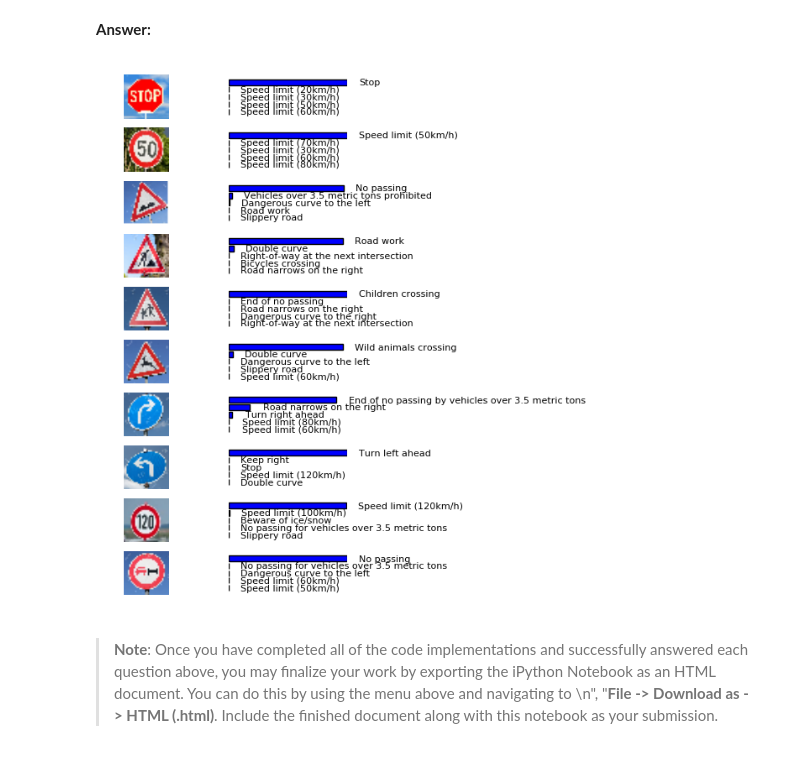
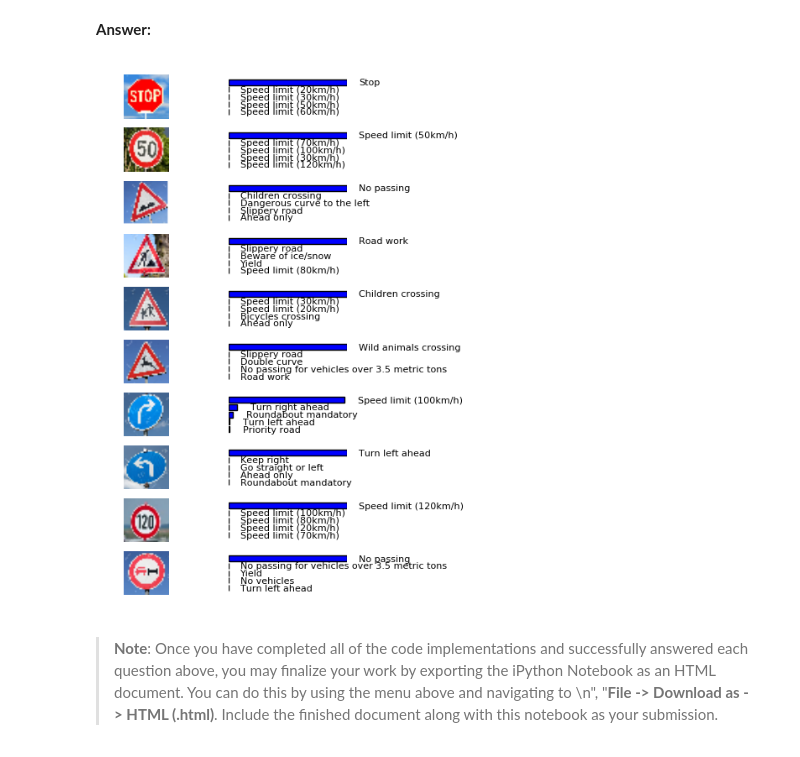
Before and after one commit to calicratis19/SDC, a Jupyter notebook: CarND-Traffic-Sign-Classifier-Project/Traffic_Sign_Classifier.ipynb, the cells around one changed output. Cells and saved outputs as stored; diff of their text form; code cells hidden in the pictures.

```diff
--- a/CarND-Traffic-Sign-Classifier-Project/Traffic_Sign_Classifier.ipynb
+++ b/CarND-Traffic-Sign-Classifier-Project/Traffic_Sign_Classifier.ipynb
@@ -520,7 +516,7 @@ def evaluate(X_data, y_data, dropout_prob):
     return total_accuracy / num_examples
 # %%
 #Training
-EPOCHS = 10
+EPOCHS = 7
 with tf.Session() as sess:
     sess.run(tf.global_variables_initializer())
     saver.restore(sess, tf.train.latest_checkpoint('.'))
@@ -546,7 +542,7 @@ with tf.Session() as sess:
         print("train Accuracy = {:.3f}".format(train_accuracy),"test Accuracy = {:.3f}".format(test_accuracy))
         print("validation Accuracy = {:.3f}".format(validation_accuracy))
         print("Cross_entropy = {:.3f}".format(crossEntropy))
-        if crossEntropy < 800 :
+        if crossEntropy < 900 :
             print('Max Accuracy reached')
             break
 
@@ -754,35 +747,35 @@ Looking just at the first row we get `[ 0.34763842,  0.24879643,  0.12789202]`,
 
 feed_dict = {x: image_list, keep_prob: 1}
 k_top = 5
 
 with tf.Session() as sess:
     saver.restore(sess, tf.train.latest_checkpoint('.'))
     softmax_operation = tf.nn.softmax(logits)
     pred_proba = sess.run(softmax_operation, feed_dict=feed_dict)
     prediction = np.argmax(pred_proba, 1)
     top_k_values = tf.nn.top_k(softmax_operation, k_top)
     top_k_proba = sess.run([ softmax_operation, top_k_values], feed_dict=feed_dict)
 
 #initialize subplots
 _, ax = plt.subplots( len(image_visual), 2, figsize=(4,8))
 col_plot = 0
 
 for i in range(len(image_visual)):
-    img = X_extra[i]
+    img = image_visual[i]
     ax[i, col_plot].imshow(img)
     ax[i,col_plot].axis('off')
     col_plot += 1
     ax[i, col_plot].barh(-np.arange(k_top),top_k_proba[1][0][i], align='center')
 
     #annotations
     for k in range(k_top):
         text_pos = [top_k_proba[1][0][i][k]+.1, -(k+0.4) ]
         ax[i, col_plot].text( text_pos[0], text_pos[1], sign_names[top_k_proba[1][1][i][k]][1], fontsize=8)
     ax[i,col_plot].axis('off')
     col_plot = 0
 plt.show()
 # %% [output]
-[figure, old version]
+[figure, new version]
 # %% [markdown]
 > **Note**: Once you have completed all of the code implementations and successfully answered each question above, you may finalize your work by exporting the iPython Notebook as an HTML document. You can do this by using the menu above and navigating to  \n",
     "**File -> Download as -> HTML (.html)**. Include the finished document along with this notebook as your submission.
```
Also changed, not shown: parts of 8 cells of this notebook, 3 other files.
